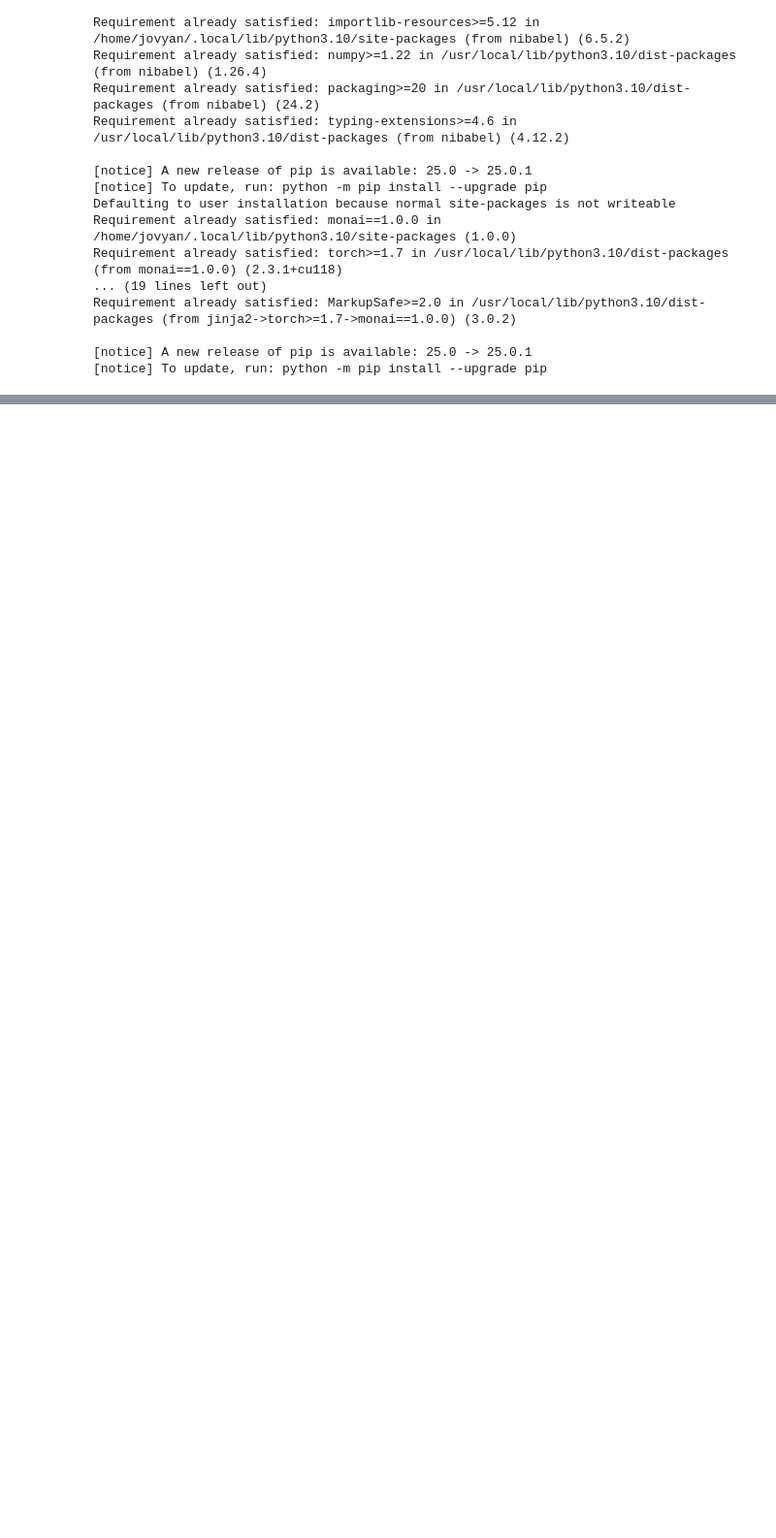
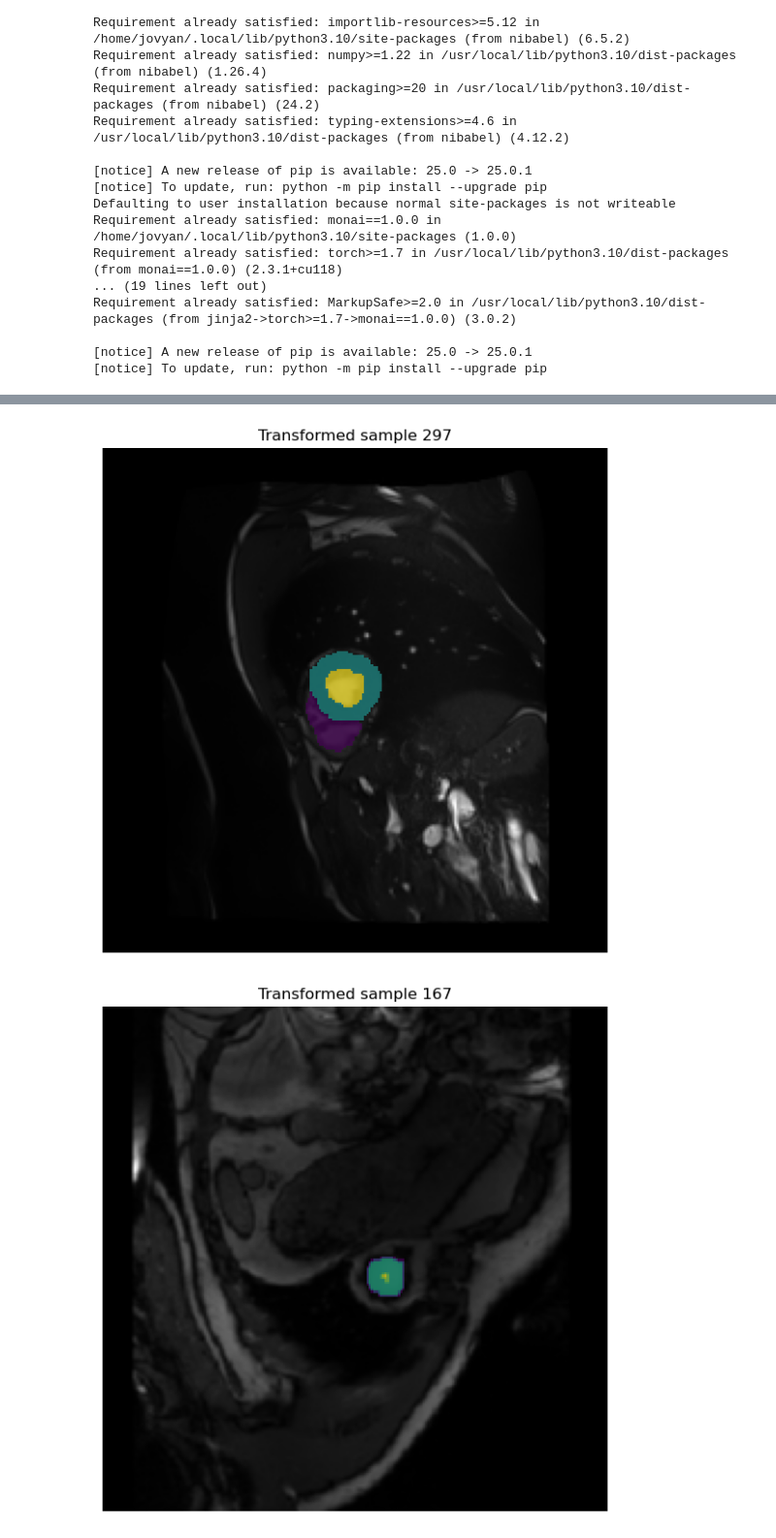
Before and after one commit to KarlijnLeussink/DLMIA, a Jupyter notebook: Script.ipynb, the cells around one changed output, grey strips where cells are left out. Shown at 97% size. Saved outputs shown, nothing was run; the diff lists cells and outputs as text; code cells hidden in the pictures; blank space fills up the shorter version.

Commit message:
Script.ipynb including augmentations

```diff
--- a/Script.ipynb
+++ b/Script.ipynb
@@ -190,0 +215,22 @@ for i in range(4):
+# %%
+# Data augmentation for training data
+transform_training = monai.transforms.Compose([
+    LoadHeartData(),  # Load the rib data (must be first!)
+    monai.transforms.AddChanneld(keys=['img', 'mask']),  # Add channel dimension for img and multilabel mask
+    monai.transforms.ScaleIntensityd(keys=['img'], minv=0, maxv=1),  # Normalize intensity
+    monai.transforms.Spacingd(keys=['img', 'mask'], pixdim=(1.25, 1.25), mode=("bilinear", "nearest")), # Resample voxel spacing in x and y
+    monai.transforms.ResizeWithPadOrCropd(keys=['img', 'mask'], spatial_size=[224, 224]), # Ensures all images have the same dimensions (without getting stretched out).
+    monai.transforms.RandZoomd(keys=['img', 'mask'], prob=0.5, min_zoom=0.8, max_zoom=1.2, keep_size=True), # Random zoom, not too much so that you don't remove important parts
+    monai.transforms.RandFlipd(keys=['img', 'mask'], prob=0.5, spatial_axis=0),  # Random flip. Spatial axis=0 for up-down flipping. Left-right flipping is not good because the model has to distinguish the left and right ventricle
+    monai.transforms.RandRotate90d(keys=['img', 'mask'], prob=0.5, max_k=1), # 90-degree rotation (max 1, so that left-right orientation is not disrupted).
+    monai.transforms.RandSpatialCropd(keys=['img', 'mask'], roi_size=[256,256], random_size=False),  # Random crop
+    monai.transforms.RandShiftIntensityd(keys=['img'], offsets=0.05, prob=0.5),  # Shift intensity for brightness variation
+])
+
+train_dataset = monai.data.CacheDataset(train_dict, transform=transform_training) # Like before
+
+for i in random_indices_visualize:
+    visualize_heart_sample(train_dataset[i], title=f"Transformed sample {i}")
+# %% [output]
+[figure, added]
+[figure, added]
```
Also changed, not shown: parts of 7 cells of this notebook.
